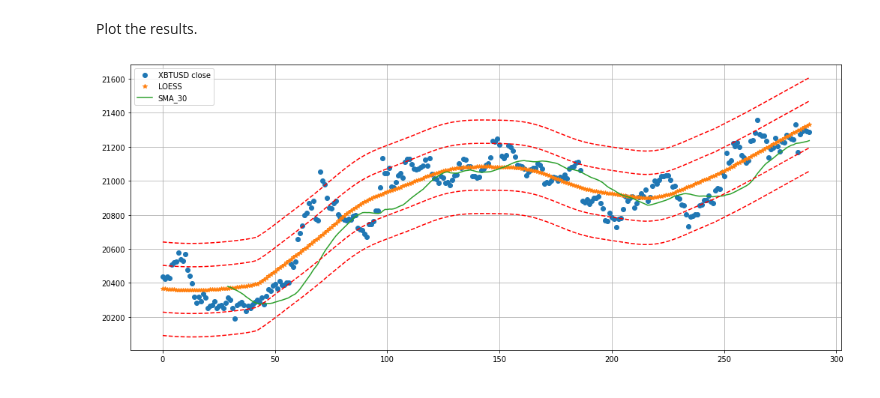
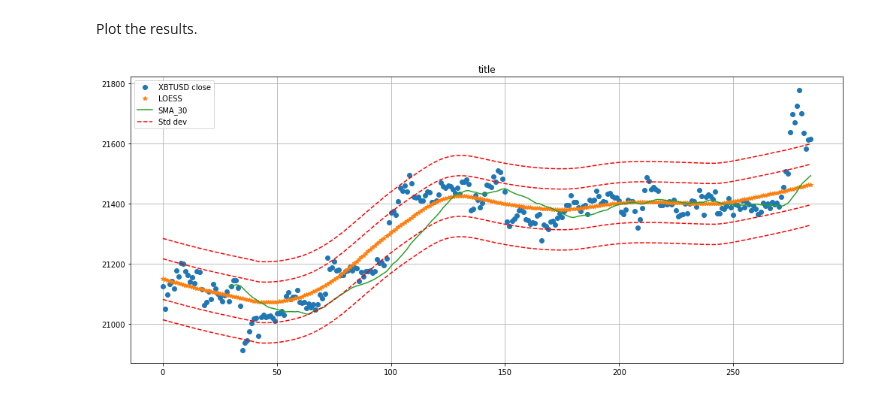
Before and after one commit to 369geofreeman/system_strategies, a Jupyter notebook: Stop_loss_detection/LOESS_for_stops/LOESS_for_stops.ipynb, the cells around one changed output. Saved outputs shown, nothing was run; the diff lists cells and outputs as text; code cells hidden in the pictures.

```diff
--- a/Stop_loss_detection/LOESS_for_stops/LOESS_for_stops.ipynb
+++ b/Stop_loss_detection/LOESS_for_stops/LOESS_for_stops.ipynb
@@ -36,7 +36,7 @@ plt.rcParams['figure.figsize'] = [17, 7]
 
 The next step is to build a function that collects our data from Bitmex using the REST API.
 # %%
-def collect_data(from_time: List[int], to_time: List[int], contract: str = "ETHUSD"):
+def collect_data(from_time: List[int], to_time: List[int], tf: str, contract: str = "ETHUSD") -> pd.DataFrame:
 
     url = "https://www.bitmex.com/api/v1/trade/bucketed"
     candles = {'timestamp': [], 'close': []}
@@ -45,15 +45,14 @@ def collect_data(from_time: List[int], to_time: List[int], contract: str = "ETHU
     data = dict()
     data['symbol'] = contract
     data['partial'] = True  # returns a candle if it is not finished yet
-    data['binSize'] = "5m"
+    data['binSize'] = tf
     data['count'] = 500   # how many candles we can return (500 max)
     data['reverse'] = True
 
-    # Format times
-    year, month, day, hour, minute = from_time
-    data["startTime"] = datetime.datetime(year=year, month=month, day=day, hour=hour, minute=minute)
-    year, month, day, hour, minute = to_time
-    data["endTime"] = datetime.datetime(year=year, month=month, day=day, hour=hour, minute=minute)
+    data["startTime"] = datetime.datetime.strptime(from_time, '%Y-%m-%d %H:%M')
+    data["endTime"] = datetime.datetime.strptime(to_time, '%Y-%m-%d %H:%M')
+
+    BITMEX_TF_MINUTES = {"1m": 1, "5m": 5, "10m": 10, "15m": 15, "1h": 60, "1d": 1440}
 
 
     try:
@@ -71,7 +70,9 @@ def collect_data(from_time: List[int], to_time: List[int], contract: str = "ETHU
 
     if raw_candles is not None:
         for idx, c in enumerate(reversed(raw_candles)):
-            candles['timestamp'].append(idx)
+            ts = dateutil.parser.isoparse(c['timestamp'])
+            ts = ts - datetime.timedelta(minutes=BITMEX_TF_MINUTES[tf])
+            candles['timestamp'].append(ts)
             candles["close"].append(c["close"])
 
 
@@ -86,9 +82,12 @@ The times are set as follows, using a list of integers in the following format [
 # %%
-from_time = [2022,6,23,14,25]
-to_time = [2022,6,24,14,25]
+from_time = "2022-06-25 13:00"
+to_time = "2022-06-26 13:00"
+tf = "5m"
 contract = "XBTUSD"
 
-data = collect_data(from_time, to_time, contract)
+data = collect_data(from_time, to_time, tf, contract)
+
+data['timestamp'] = pd.to_datetime(data['timestamp'], format='%H:%M')
 data['sma_30'] = data['close'].rolling(window=30).mean()
 data
 # %% [output]
@@ -111,9 +110,11 @@ data
 Now we apply LOESS regression to the data using the timestamp (index in this case), as the $x$ value, and the close price as the $y$ value.
 # %%
 # lowess will return our "smoothed" data with a y value for at every x-value
-x = data['timestamp']
+x = data.index
 y = data['close']
 
+title = f"{contract} - {tf}: {from_time} - {to_time}"
+
 lowess = sm.nonparametric.lowess(y, x, frac=.3)
 # %% [markdown]
 Plot the regression line over the data.
@@ -166,15 +168,16 @@ Plot the results.
 # %%
 plt.plot(x, y, 'o', label=f"{contract} close")
 plt.plot(lowess[:,0], lowess[:,1], "*", label="LOESS")
 plt.plot(x, data['sma_30'], label="SMA_30")
 
-plt.plot(x, data['upper_band_1'], "r--")
+plt.plot(x, data['upper_band_1'], "r--", label="Std dev")
 plt.plot(x, data['upper_band_2'], "r--")
 plt.plot(x, data['lower_band_1'], "r--")
 plt.plot(x, data['lower_band_2'], "r--")
 
+plt.title("title")
 plt.grid()
 plt.legend()
 plt.show()
 # %% [output]
-[figure, old version]
+[figure, new version]
```
Also changed, not shown: parts of 6 cells of this notebook, 2 other files.
